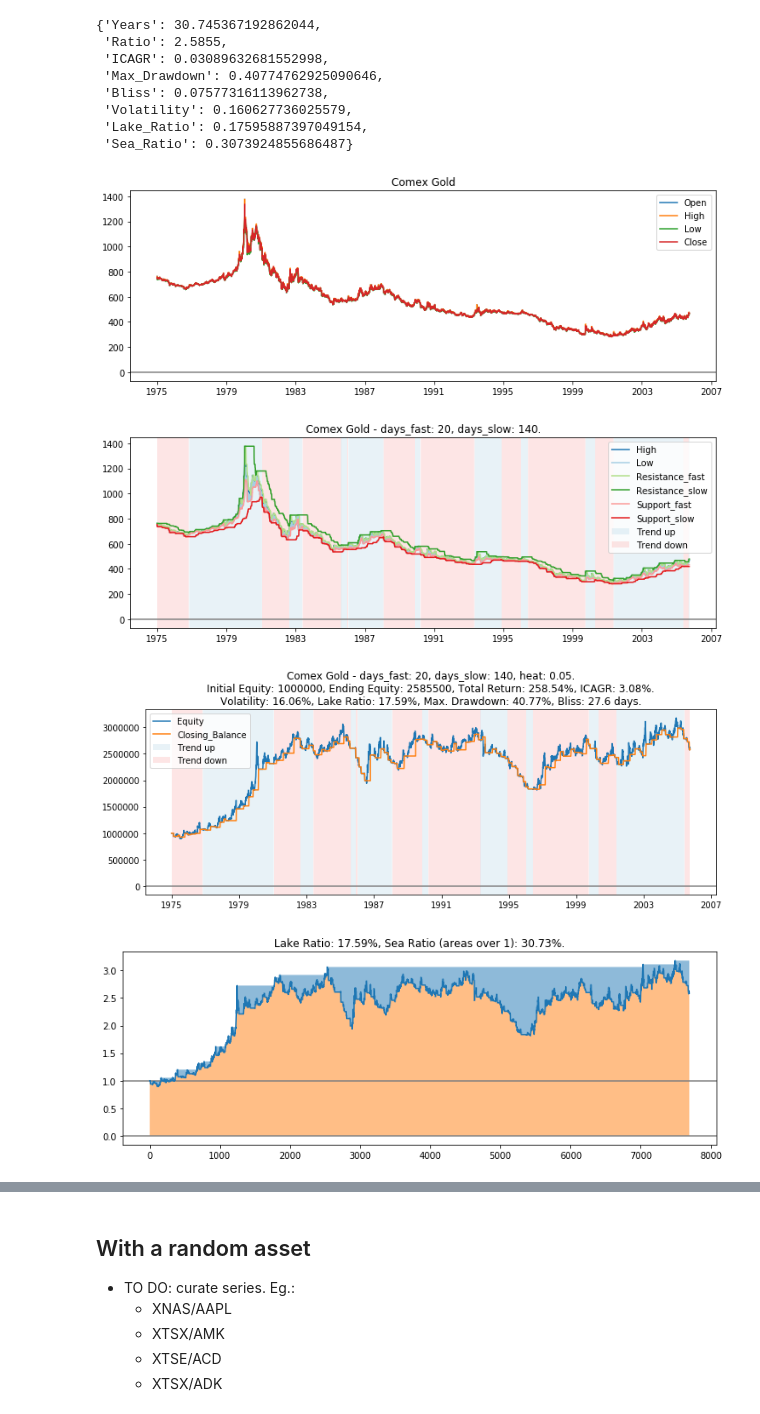
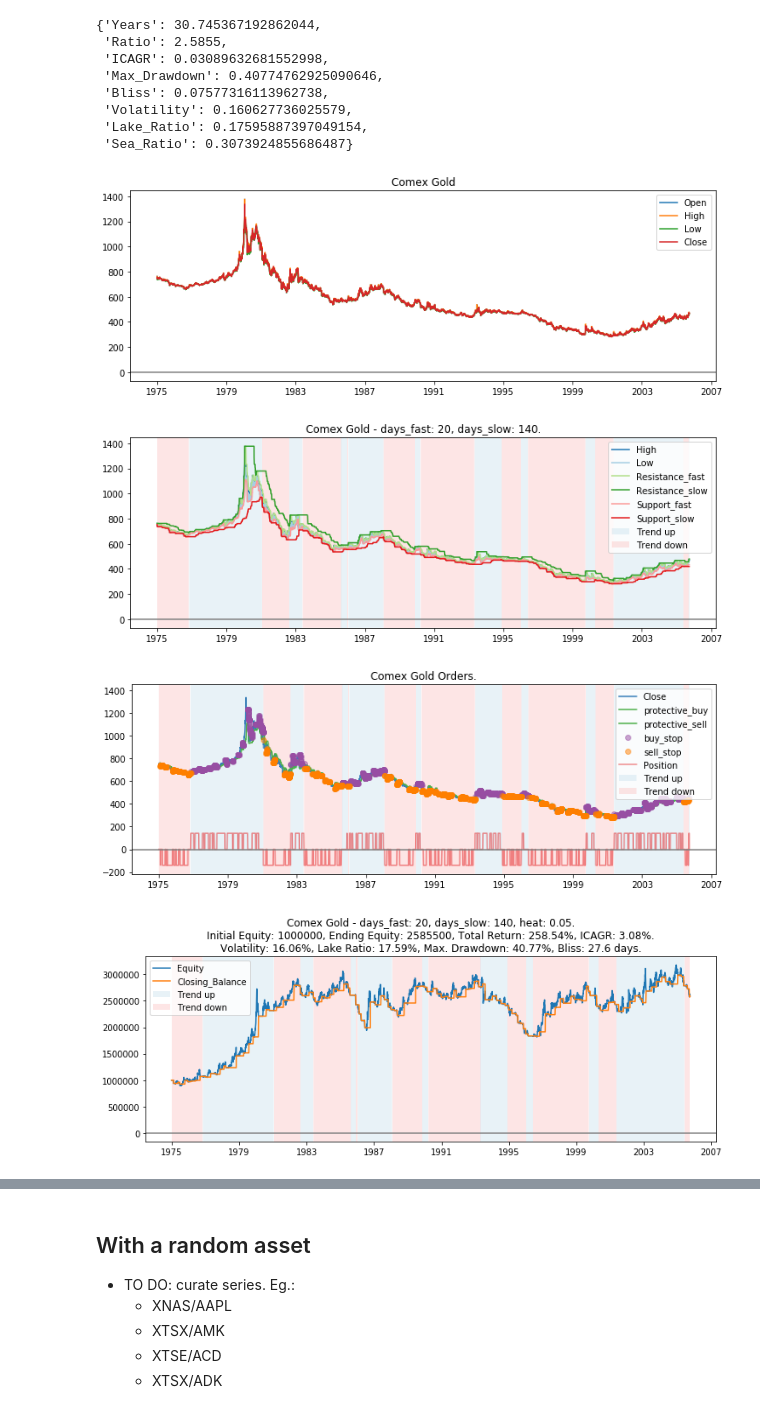
Before and after one commit to peerchen/trend-following-1, a Jupyter notebook: Trend Following Lab.ipynb, the cells around one changed output, grey strips where cells are left out. Cells and saved outputs as stored; diff of their text form; code cells hidden in the pictures.

```diff
--- a/Trend Following Lab.ipynb
+++ b/Trend Following Lab.ipynb
@@ -87,10 +87,11 @@ rs_tr.performance
 # %%
 rs_tr.plot_prices()
 rs_tr.plot_state()
+rs_tr.plot_orders()
 rs_tr.plot_equity()
 rs_tr.plot_lake_ratio()
 # %% [output]
 [figure]
 [figure]
-[figure, old version]
+[figure, new version]
-[figure, old version]
+[figure, new version]
```
Also changed, not shown: parts of 11 cells of this notebook, 3 other files.
